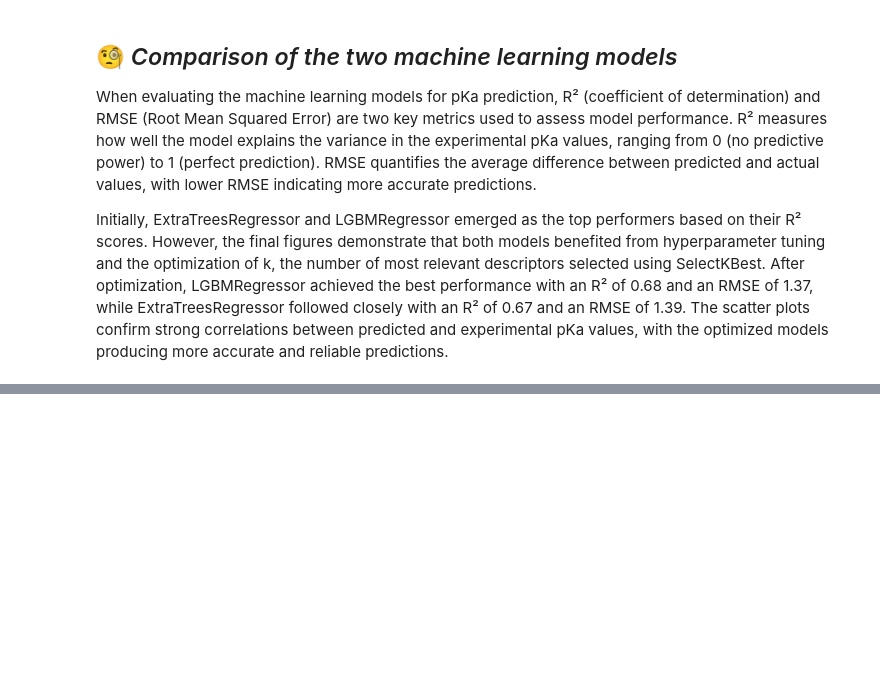
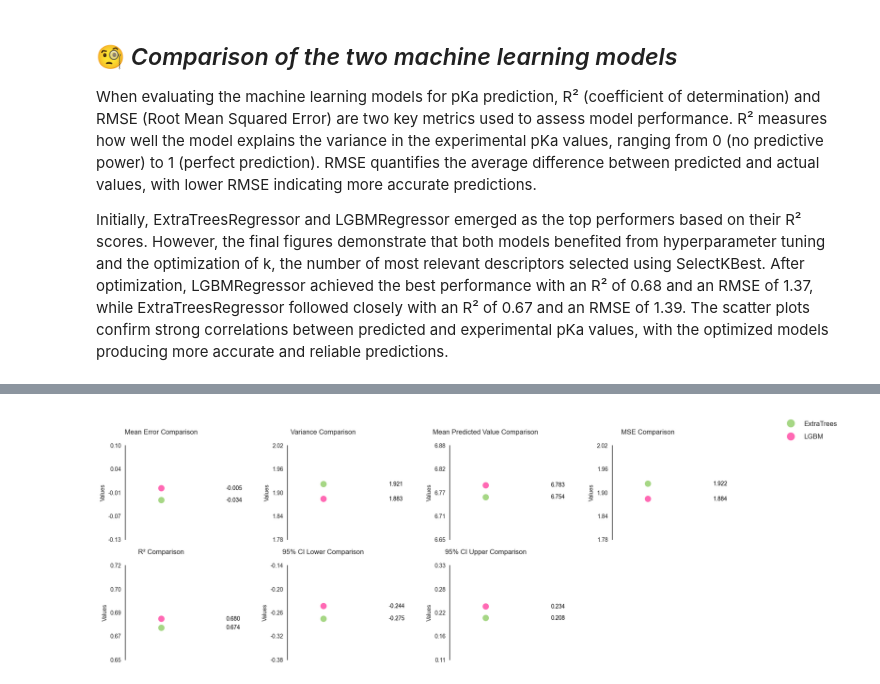
Before and after one commit to anastasiafloris/pKaPredict, a Jupyter notebook: notebooks/ProjectReport*.ipynb, the cells around one changed output, grey strips where cells are left out. Cells and saved outputs as stored; diff of their text form; code cells hidden in the pictures; blank space fills up the shorter version.

```diff
--- a/notebooks/ProjectReport*.ipynb
+++ b/notebooks/ProjectReport*.ipynb
@@ -1208,0 +1239,87 @@ plt.show()
+# %%
+import os
+import pandas as pd
+import matplotlib.pyplot as plt
+import numpy as np
+
+# Define file paths
+path1 = os.path.join("..", "data", "ExtraTreesRegressor_stats.csv")
+path2 = os.path.join("..", "data", "LGBM_regressor_stats.csv")
+
+# Load data
+extra_trees_df = pd.read_csv(path1)
+lgbm_df = pd.read_csv(path2)
+
+# Merge data for comparison
+comparison_df = extra_trees_df.merge(lgbm_df, on="Metric", suffixes=("_ExtraTrees", "_LGBM"))
+
+# Define metrics and values
+metrics = comparison_df["Metric"]
+values_extra_trees = comparison_df["Value_ExtraTrees"]
+values_lgbm = comparison_df["Value_LGBM"]
+
+# Set up subplot grid (4 columns, 3 rows)
+n_cols = 4
+n_rows = int(np.ceil(len(metrics) / n_cols))
+fig, axes = plt.subplots(n_rows, n_cols, figsize=(n_cols * 4, n_rows * 3), sharey=False, facecolor='white')
+axes = axes.flatten()
+
+for i, metric in enumerate(metrics):
+    ax = axes[i]
+    x_center = 0.5  # Center the points in the plot
+    colors = ['#A6D785', '#FF69B4']  # Matcha green for ExtraTrees, pink for LGBM
+    labels = ["ExtraTrees", "LGBM"]
+    values = [values_extra_trees[i], values_lgbm[i]]
+
+    # Set specific y-axis limits for R²
+    if metric == "R²":
+        y_min, y_max = 0.65, 0.72
+    else:
+        # Round y-axis values for cleaner display
+        rounded_values = [round(val, 2) for val in values]
+        y_min, y_max = min(rounded_values) - 0.1, max(rounded_values) + 0.1
+    ax.set_ylim(y_min, y_max)
+
+    # Remove all lines except a single solid y-axis line
+    ax.spines['top'].set_visible(False)
+    ax.spines['right'].set_visible(False)
+    ax.spines['bottom'].set_visible(False)
+    ax.spines['left'].set_visible(True)
+    ax.spines['left'].set_color('black')
+    ax.spines['left'].set_linewidth(1)
+    ax.grid(False)  # Remove main grid
+
+    # Set y-axis ticks with small horizontal markers
+    y_ticks = np.linspace(y_min, y_max, num=5)
+    ax.set_yticks(y_ticks)
+    ax.set_yticklabels([f"{tick:.2f}" for tick in y_ticks], fontsize=10)
+
+    # Plot points and numbers grouped together with values to the right of the balls
+    for j, val in enumerate(values):
+        ax.scatter(x_center, val, color=colors[j], s=100)
+        ax.text(x_center + 0.05, val, f"{val:.3f}", ha='left', va='center', fontsize=10, color='black')
+
+    ax.set_xticks([])  # Remove x-axis labels
+    ax.set_ylabel("Values")  # Restore y-axis label
+    ax.set_title(f"{metric} Comparison", pad=20)
+    ax.set_facecolor('white')  # Remove background color
+
+# Add global legend at the top right corner with correct colors
+legend_handles = [plt.Line2D([0], [0], marker='o', color='w', markerfacecolor=colors[0], markersize=10, label="ExtraTrees"),
+                  plt.Line2D([0], [0], marker='o', color='w', markerfacecolor=colors[1], markersize=10, label="LGBM")]
+fig.legend(handles=legend_handles, loc="upper right", bbox_to_anchor=(1.15, 1.05), frameon=False, markerscale=1.5, fontsize=12,
+           handletextpad=1, labelspacing=1, borderpad=1)
+
+# Hide unused subplots
+for i in range(len(metrics), len(axes)):
+    fig.delaxes(axes[i])
+
+plt.tight_layout()
+
+
+# Define save path
+save_path = os.path.join("..", "notebooks", "plots", "model_comparison_stats.png")
+plt.savefig(save_path, dpi=300, bbox_inches='tight')
+print(f"Figure saved at: {save_path}")
+plt.show()
+# %% [output]
@@ -1208,0 +1327 @@ plt.show()
+[figure, added]
```
Also changed, not shown: parts of 8 cells of this notebook, 6 other files.
